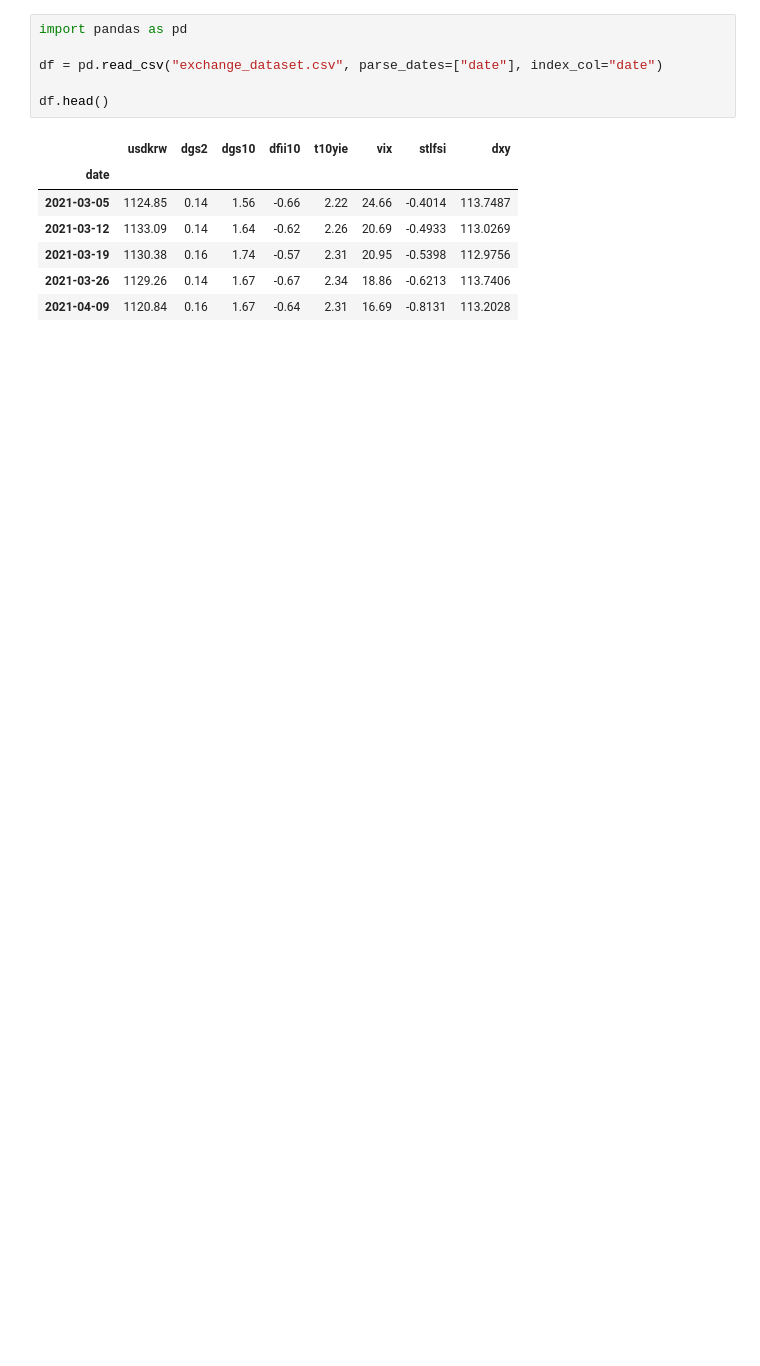
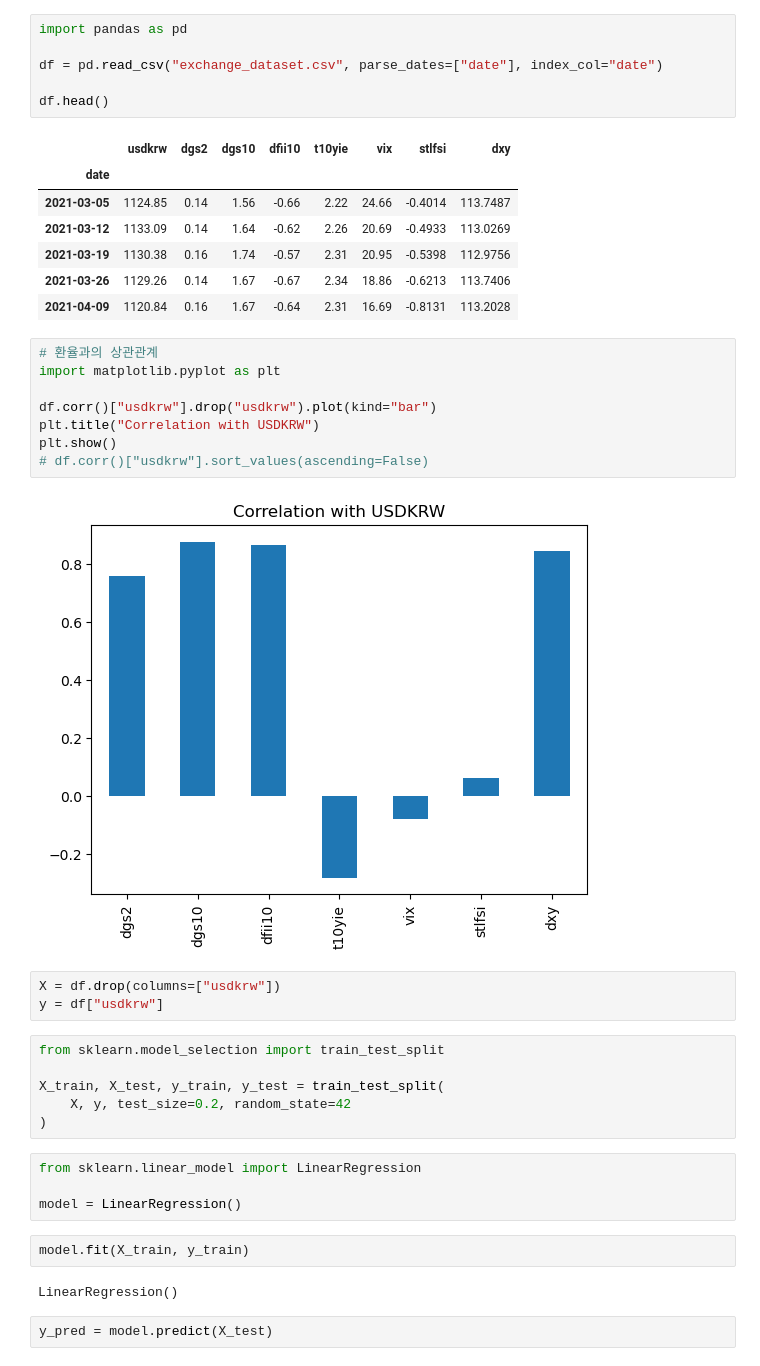
Before and after one commit to mystery7city/ai, a Jupyter notebook: ECONOMY_PROJECT/Untitled.ipynb, the cells around one changed output. Cells and saved outputs as stored; diff of their text form; blank space fills up the shorter version.

```diff
--- a/ECONOMY_PROJECT/Untitled.ipynb
+++ b/ECONOMY_PROJECT/Untitled.ipynb
@@ -12,3 +12,32 @@ df.head()
 | 2021-03-19 | 1130.38 | 0.16 | 1.74 | -0.57 | 2.31 | 20.95 | -0.5398 | 112.9756 |
 | 2021-03-26 | 1129.26 | 0.14 | 1.67 | -0.67 | 2.34 | 18.86 | -0.6213 | 113.7406 |
 | 2021-04-09 | 1120.84 | 0.16 | 1.67 | -0.64 | 2.31 | 16.69 | -0.8131 | 113.2028 |
+# %%
+# 환율과의 상관관계
+import matplotlib.pyplot as plt
+
+df.corr()["usdkrw"].drop("usdkrw").plot(kind="bar")
+plt.title("Correlation with USDKRW")
+plt.show()
+# df.corr()["usdkrw"].sort_values(ascending=False)
+# %% [output]
+[figure, added]
+# %%
+X = df.drop(columns=["usdkrw"])
+y = df["usdkrw"]
+# %%
+from sklearn.model_selection import train_test_split
+
+X_train, X_test, y_train, y_test = train_test_split(
+    X, y, test_size=0.2, random_state=42
+)
+# %%
+from sklearn.linear_model import LinearRegression
+
+model = LinearRegression()
+# %%
+model.fit(X_train, y_train)
+# %% [output]
+LinearRegression()
+# %%
+y_pred = model.predict(X_test)
```
Also changed, not shown: parts of 2 cells of this notebook.
